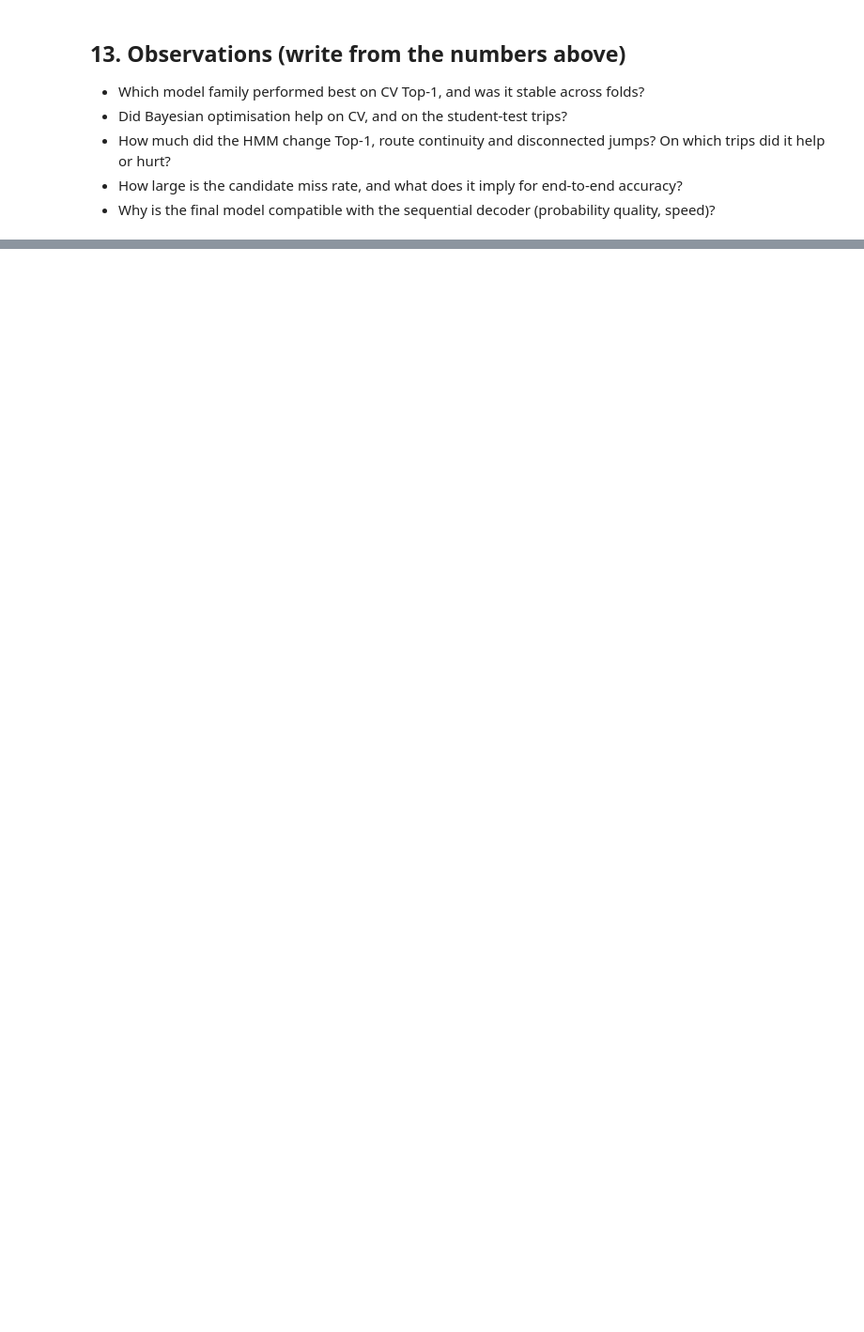
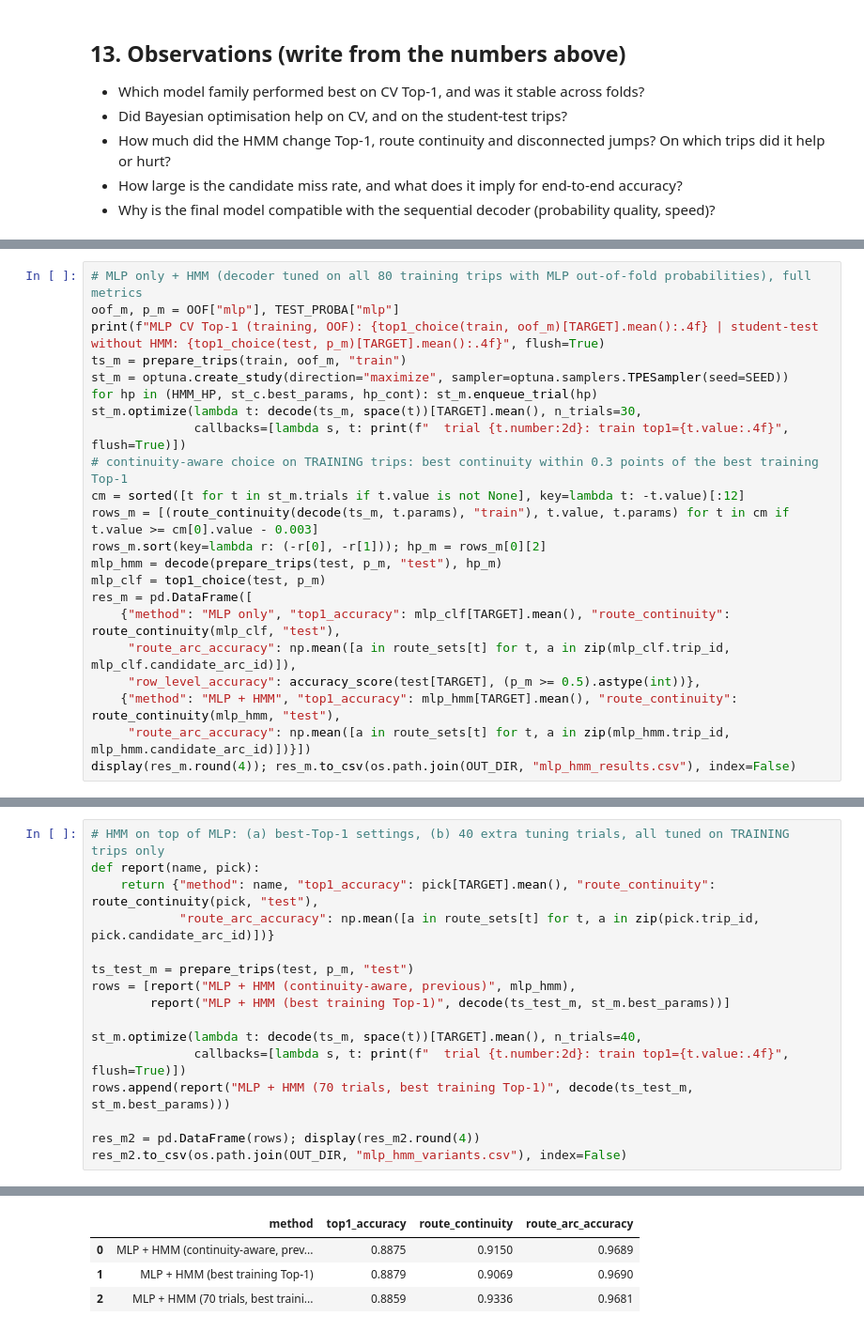
Before and after one commit to HimanshAhuja/PathSnap_A_G11, a Jupyter notebook: notebooks/PathSnap_full_pipeline.ipynb, the cells around one changed output, grey strips where cells are left out. Shown at 94% size. Drawn from its saved outputs; the diff is of its cells as text; blank space fills up the shorter version.

```diff
--- a/notebooks/PathSnap_full_pipeline.ipynb
+++ b/notebooks/PathSnap_full_pipeline.ipynb
@@ -1017,0 +1526,22 @@ if IN_COLAB:
+# %%
+# MLP only + HMM (decoder tuned on all 80 training trips with MLP out-of-fold probabilities), full metrics
+oof_m, p_m = OOF["mlp"], TEST_PROBA["mlp"]
+print(f"MLP CV Top-1 (training, OOF): {top1_choice(train, oof_m)[TARGET].mean():.4f} | student-test without HMM: {top1_choice(test, p_m)[TARGET].mean():.4f}", flush=True)
+ts_m = prepare_trips(train, oof_m, "train")
+st_m = optuna.create_study(direction="maximize", sampler=optuna.samplers.TPESampler(seed=SEED))
+for hp in (HMM_HP, st_c.best_params, hp_cont): st_m.enqueue_trial(hp)
+st_m.optimize(lambda t: decode(ts_m, space(t))[TARGET].mean(), n_trials=30,
+              callbacks=[lambda s, t: print(f"  trial {t.number:2d}: train top1={t.value:.4f}", flush=True)])
+# continuity-aware choice on TRAINING trips: best continuity within 0.3 points of the best training Top-1
+cm = sorted([t for t in st_m.trials if t.value is not None], key=lambda t: -t.value)[:12]
+rows_m = [(route_continuity(decode(ts_m, t.params), "train"), t.value, t.params) for t in cm if t.value >= cm[0].value - 0.003]
+rows_m.sort(key=lambda r: (-r[0], -r[1])); hp_m = rows_m[0][2]
+mlp_hmm = decode(prepare_trips(test, p_m, "test"), hp_m)
+mlp_clf = top1_choice(test, p_m)
+res_m = pd.DataFrame([
+    {"method": "MLP only", "top1_accuracy": mlp_clf[TARGET].mean(), "route_continuity": route_continuity(mlp_clf, "test"),
+     "route_arc_accuracy": np.mean([a in route_sets[t] for t, a in zip(mlp_clf.trip_id, mlp_clf.candidate_arc_id)]),
+     "row_level_accuracy": accuracy_score(test[TARGET], (p_m >= 0.5).astype(int))},
+    {"method": "MLP + HMM", "top1_accuracy": mlp_hmm[TARGET].mean(), "route_continuity": route_continuity(mlp_hmm, "test"),
+     "route_arc_accuracy": np.mean([a in route_sets[t] for t, a in zip(mlp_hmm.trip_id, mlp_hmm.candidate_arc_id)])}])
+display(res_m.round(4)); res_m.to_csv(os.path.join(OUT_DIR, "mlp_hmm_results.csv"), index=False)
@@ -1017,0 +1569,17 @@ if IN_COLAB:
+# %%
+# HMM on top of MLP: (a) best-Top-1 settings, (b) 40 extra tuning trials, all tuned on TRAINING trips only
+def report(name, pick):
+    return {"method": name, "top1_accuracy": pick[TARGET].mean(), "route_continuity": route_continuity(pick, "test"),
+            "route_arc_accuracy": np.mean([a in route_sets[t] for t, a in zip(pick.trip_id, pick.candidate_arc_id)])}
+
+ts_test_m = prepare_trips(test, p_m, "test")
+rows = [report("MLP + HMM (continuity-aware, previous)", mlp_hmm),
+        report("MLP + HMM (best training Top-1)", decode(ts_test_m, st_m.best_params))]
+
+st_m.optimize(lambda t: decode(ts_m, space(t))[TARGET].mean(), n_trials=40,
+              callbacks=[lambda s, t: print(f"  trial {t.number:2d}: train top1={t.value:.4f}", flush=True)])
+rows.append(report("MLP + HMM (70 trials, best training Top-1)", decode(ts_test_m, st_m.best_params)))
+
+res_m2 = pd.DataFrame(rows); display(res_m2.round(4))
+res_m2.to_csv(os.path.join(OUT_DIR, "mlp_hmm_variants.csv"), index=False)
+# %% [output]
@@ -1017,0 +1603,4 @@ if IN_COLAB:
+|  | method | top1_accuracy | route_continuity | route_arc_accuracy |
+| 0 | MLP + HMM (continuity-aware, prev... | 0.8875 | 0.9150 | 0.9689 |
+| 1 | MLP + HMM (best training Top-1) | 0.8879 | 0.9069 | 0.9690 |
+| 2 | MLP + HMM (70 trials, best traini... | 0.8859 | 0.9336 | 0.9681 |
```
Also changed, not shown: parts of 29 cells of this notebook.
